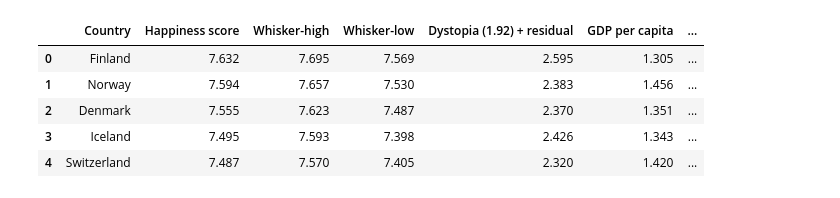
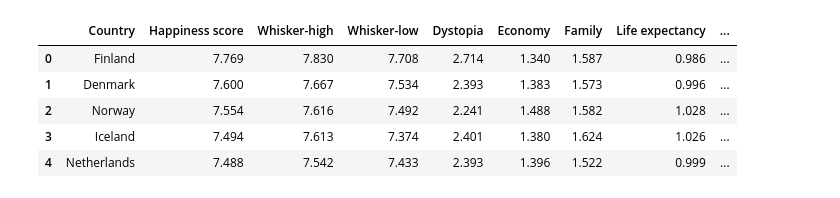
Before and after one commit to adithyaxx/world-happiness-report-analysis, a Jupyter notebook: Adi_Assignment.ipynb, the cells around one changed output. Cells and saved outputs as stored; diff of their text form; code cells hidden in the pictures.

```diff
--- a/Adi_Assignment.ipynb
+++ b/Adi_Assignment.ipynb
@@ -12,45 +39,39 @@ sb.set()
 # %%
 codes = pd.read_csv('country_codes.csv')
 continentCodes = pd.read_csv('continents.csv')
-df = pd.read_csv('data.csv')
+codes = codes.set_index("COUNTRY")
+continentCodes = continentCodes.set_index("Country")
+countryCodes = []
+continents = []
 
-df = df.rename(columns={'Explained by: GDP per capita': 'GDP per capita', 'Explained by: Social support': 'Social support', 'Explained by: Healthy life expectancy': 'Healthy life expectancy', 'Explained by: Freedom to make life choices': 'Freedom', 'Explained by: Generosity': 'Generosity', 'Explained by: Perceptions of corruption': 'Corruption'})
+df = df.rename(columns={'Explained by: GDP per capita': 'Economy', 'Explained by: Social support': 'Family', 'Explained by: Healthy life expectancy': 'Life expectancy', 'Explained by: Freedom to make life choices': 'Freedom', 'Explained by: Generosity': 'Generosity', 'Explained by: Perceptions of corruption': 'Corruption', 'Dystopia (1.88) + residual': 'Dystopia'})
 
 df = df.replace('Taiwan Province of China', 'Taiwan')
 df = df.replace('South Korea', 'Korea, South')
 df = df.replace('North Korea', 'Korea, North')
-df = df.replace('Northern Cyprus', 'Cyprus')
-df = df.replace('Hong Kong SAR, China', 'Hong Kong')
+df = df.replace('North Cyprus', 'Cyprus')
+df = df.replace('Hong Kong S.A.R. of China', 'Hong Kong')
 df = df.replace('Palestinian Territories', 'West Bank')
-
+df = df.replace('Ivory Coast', 'Cote d\'Ivoire')
 df = df.replace('Congo (Brazzaville)', 'Congo, Republic of the')
 df = df.replace('Congo (Kinshasa)', 'Congo, Democratic Republic of the')
 df = df.replace('Myanmar', 'Burma')
 df = df.replace({'&': 'and'}, regex=True)
 
-codes = codes.set_index("COUNTRY")
-continentCodes = continentCodes.set_index("Country")
-
-countryCodes = []
-continents = []
-
 for row in df['Country']:
     continents.append(continentCodes.loc[row, 'Continent'])
-
-df['Continent'] = continents
-
-df = df.replace('Ivory Coast', 'Cote d\'Ivoire')
 
 for row in df['Country']:
     countryCodes.append(codes.loc[row, 'CODE'])
 
+df['Continent'] = continents
 df['Country Code'] = countryCodes
 
 df.head()
 # %% [output]
-|  | Country | Happiness score | Whisker-high | Whisker-low | Dystopia (1.92) + residual | GDP per capita | ... |
-| 0 | Finland | 7.632 | 7.695 | 7.569 | 2.595 | 1.305 | ... |
-| 1 | Norway | 7.594 | 7.657 | 7.530 | 2.383 | 1.456 | ... |
-| 2 | Denmark | 7.555 | 7.623 | 7.487 | 2.370 | 1.351 | ... |
-| 3 | Iceland | 7.495 | 7.593 | 7.398 | 2.426 | 1.343 | ... |
-| 4 | Switzerland | 7.487 | 7.570 | 7.405 | 2.320 | 1.420 | ... |
+|  | Country | Happiness score | Whisker-high | Whisker-low | Dystopia | Economy | Family | Life expectancy | ... |
+| 0 | Finland | 7.769 | 7.830 | 7.708 | 2.714 | 1.340 | 1.587 | 0.986 | ... |
+| 1 | Denmark | 7.600 | 7.667 | 7.534 | 2.393 | 1.383 | 1.573 | 0.996 | ... |
+| 2 | Norway | 7.554 | 7.616 | 7.492 | 2.241 | 1.488 | 1.582 | 1.028 | ... |
+| 3 | Iceland | 7.494 | 7.613 | 7.374 | 2.401 | 1.380 | 1.624 | 1.026 | ... |
+| 4 | Netherlands | 7.488 | 7.542 | 7.433 | 2.393 | 1.396 | 1.522 | 0.999 | ... |
```
Also changed, not shown: parts of 24 cells of this notebook, 20 other files.
